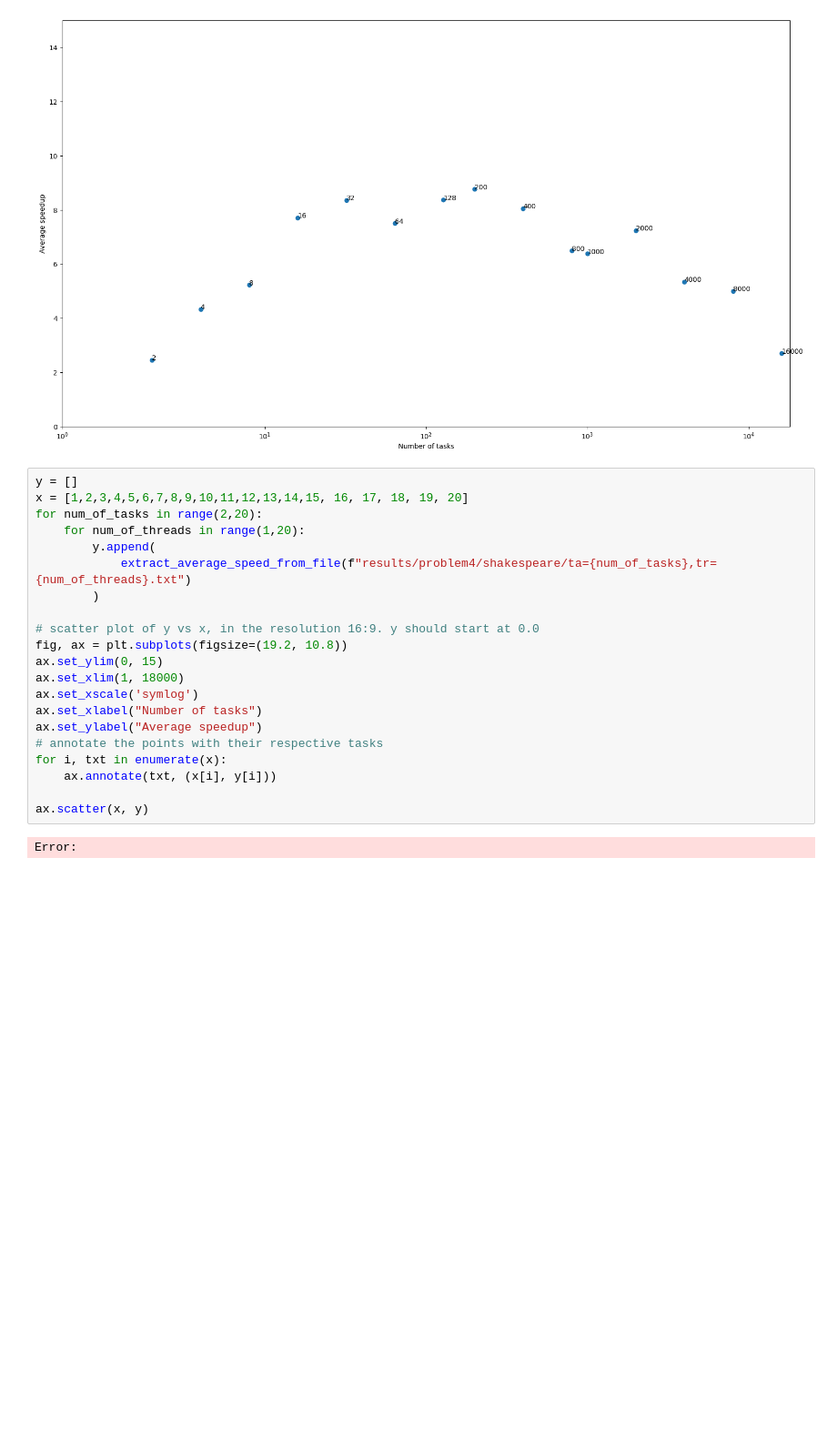
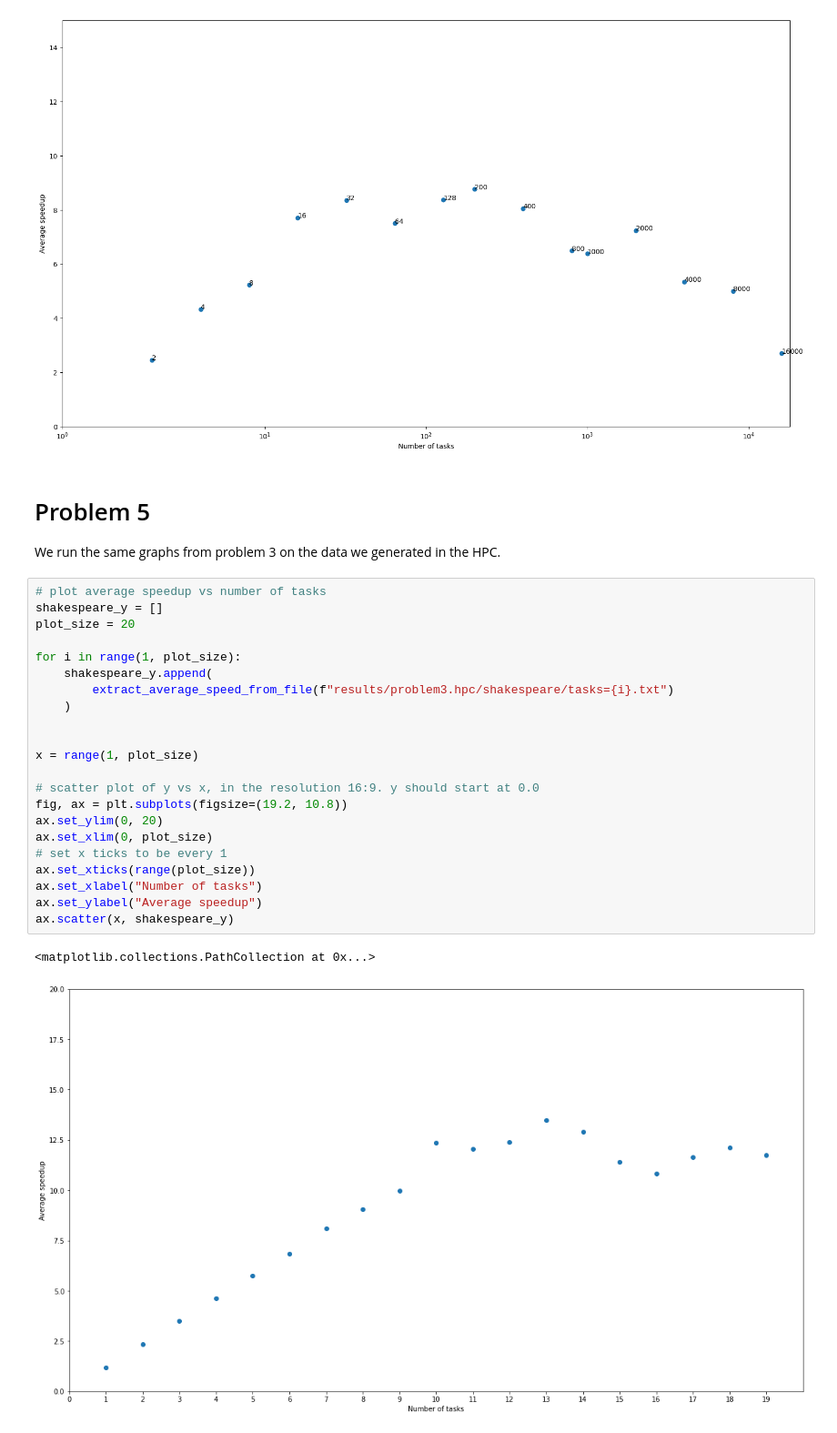
Before and after one commit to LarsRefsgaard/Mandatory1-02158, a Jupyter notebook: Graphs.ipynb, the cells around one changed output. Shown: that part at 91% size. Cells and saved outputs as stored; diff of their text form; blank space fills up the shorter version.

Commit message:
Problem 5 graphs from problem 3

```diff
--- a/Graphs.ipynb
+++ b/Graphs.ipynb
@@ -173,26 +173,32 @@ ax.scatter(tasks, y)
 # %% [output]
 <matplotlib.collections.PathCollection at 0x...>
 [figure]
+# %% [markdown]
+# Problem 5
+
+We run the same graphs from problem 3 on the data we generated in the HPC.
 # %%
-y = []
-x = [1,2,3,4,5,6,7,8,9,10,11,12,13,14,15, 16, 17, 18, 19, 20]
-for num_of_tasks in range(2,20):
-    for num_of_threads in range(1,20):
-        y.append(
-            extract_average_speed_from_file(f"results/problem4/shakespeare/ta={num_of_tasks},tr={num_of_threads}.txt")
-        )
+# plot average speedup vs number of tasks
+shakespeare_y = []
+plot_size = 20
+
+for i in range(1, plot_size):
+    shakespeare_y.append(
+        extract_average_speed_from_file(f"results/problem3.hpc/shakespeare/tasks={i}.txt")
+    )
+
+
+x = range(1, plot_size)
 
 # scatter plot of y vs x, in the resolution 16:9. y should start at 0.0
 fig, ax = plt.subplots(figsize=(19.2, 10.8))
-ax.set_ylim(0, 15)
-ax.set_xlim(1, 18000)
-ax.set_xscale('symlog')
+ax.set_ylim(0, 20)
+ax.set_xlim(0, plot_size)
+# set x ticks to be every 1
+ax.set_xticks(range(plot_size))
 ax.set_xlabel("Number of tasks")
 ax.set_ylabel("Average speedup")
-# annotate the points with their respective tasks
-for i, txt in enumerate(x):
-    ax.annotate(txt, (x[i], y[i]))
-
-ax.scatter(x, y)
+ax.scatter(x, shakespeare_y)
 # %% [output]
-Error:
+<matplotlib.collections.PathCollection at 0x...>
+[figure, added]
```
Also changed, not shown: parts of 2 cells of this notebook.
